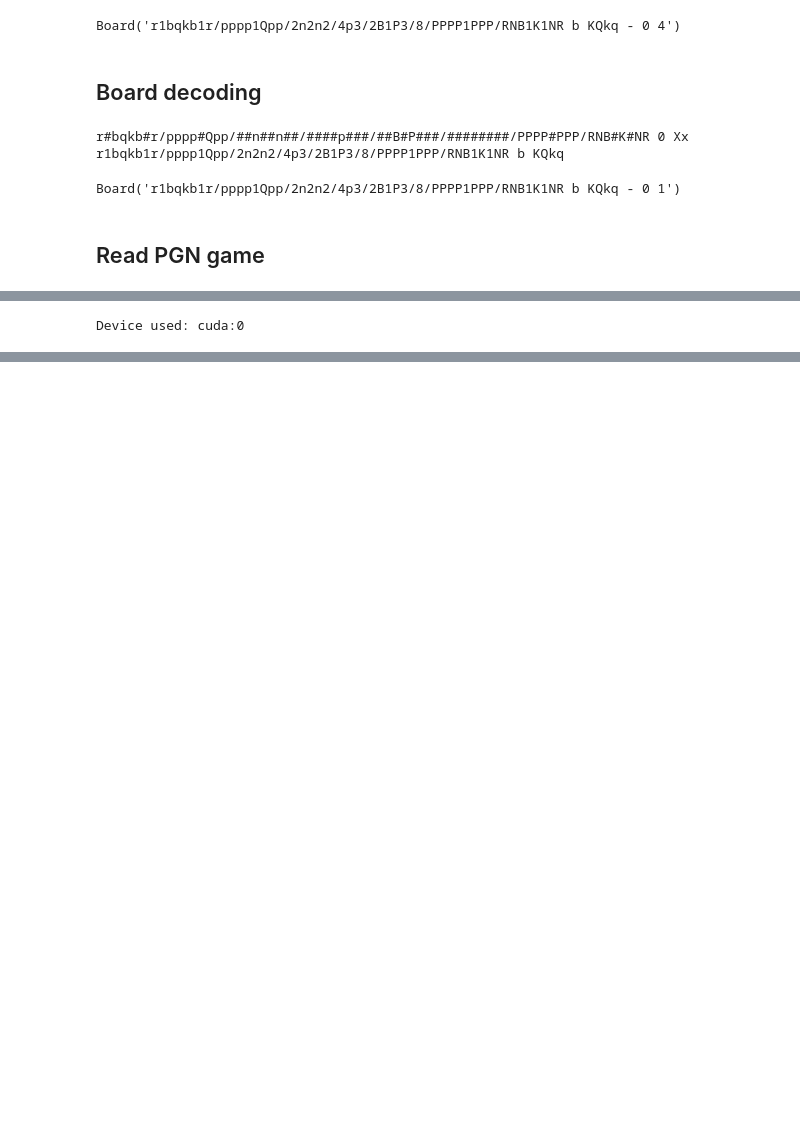
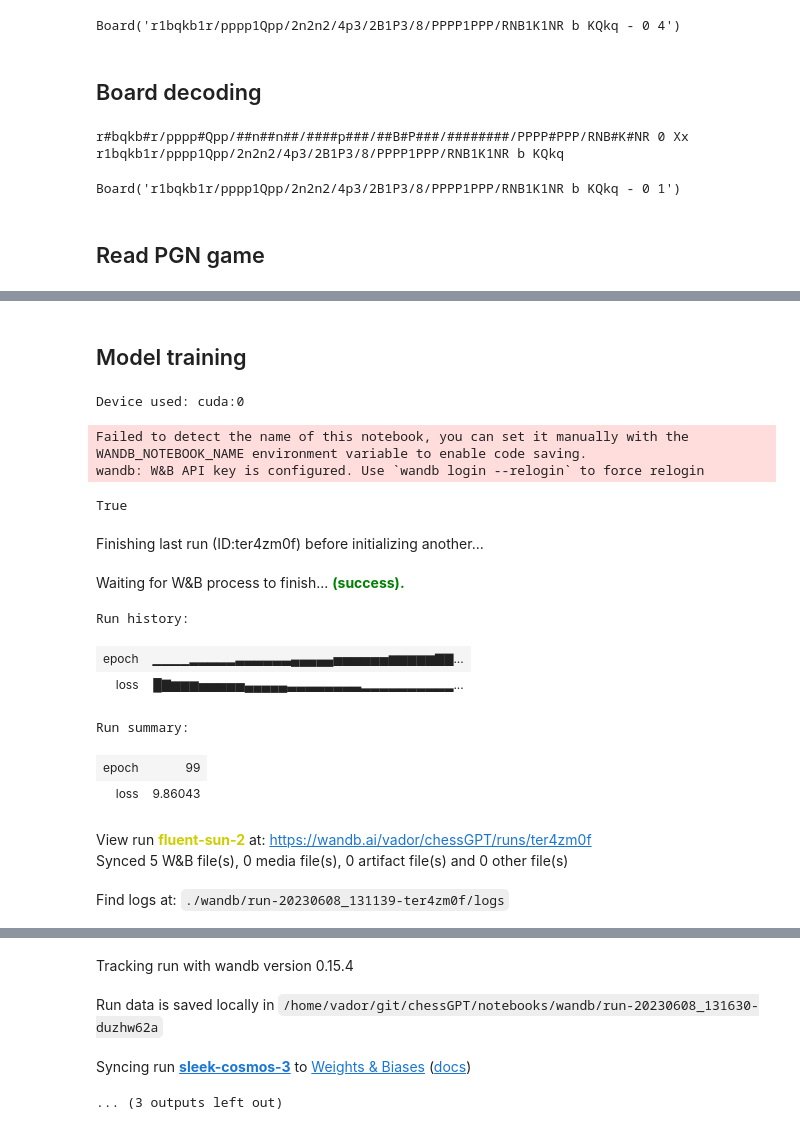
Before and after one commit to denguir/chessGPT, a Jupyter notebook: notebooks/chess.ipynb, the cells around one changed output, grey strips where cells are left out. Drawn from its saved outputs; the diff is of its cells as text; code cells hidden in the pictures; blank space fills up the shorter version.

Commit message:
model training and monitoring

```diff
--- a/notebooks/chess.ipynb
+++ b/notebooks/chess.ipynb
@@ -289,13 +339,18 @@ torch.Size([4, 76])
 # %%
 board_decoder = BoardDecoder(vocab_map)
+src_data, tgt_data = next(iter(dataloader))
+print(src_data.shape)
+print(tgt_data.shape)
 
 for i in range(batch_size):
     src = src_data[i, :]
-    tgt = src_data[i, :]
+    tgt = tgt_data[i, :]
 
     src_board = board_decoder.to_board(src)
     tgt_board = board_decoder.to_board(tgt)
 
     print(src_board)
+    print()
     print(tgt_board)
+    print()
 # %% [output]
@@ -428,13 +373,0 @@ val_boards, val_moves = boards[n:], moves[n:]
-# %%
-# one board is always encoded with 76 characters
-torch.manual_seed(666)
-batch_size = 4
-
-
-def get_batch(split):
-    boards = train_boards if split == "train" else val_boards
-    moves = train_moves if split == "train" else val_moves
-    i = torch.randint(0, len(boards), (batch_size,))
-    x = boards[i]
-    y = moves[i]
-    return x, y
@@ -448,7 +376,8 @@ import copy
 # %%
-# https://towardsdatascience.com/build-your-own-transformer-from-scratch-using-pytorch-84c850470dcb
-
 class MultiHeadAttention(nn.Module):
+    """
+    https://towardsdatascience.com/build-your-own-transformer-from-scratch-using-pytorch-84c850470dcb
+    """
     def __init__(self, d_model, num_heads):
         super(MultiHeadAttention, self).__init__()
         assert d_model % num_heads == 0, "d_model must be divisible by num_heads"
@@ -586,6 +515,8 @@ class Transformer(nn.Module):
 
         output = self.fc(dec_output)
         return output
+# %% [markdown]
+## Model training
 # %%
 src_vocab_size = len(board_vocab) # 25
 tgt_vocab_size = len(board_vocab) # 25
@@ -606,3 +537,39 @@ transformer = Transformer(src_vocab_size, tgt_vocab_size, d_model, num_heads, nu
 # tgt_data = torch.randint(1, tgt_vocab_size, (64, max_seq_length))  # (batch_size, seq_length)
 # %% [output]
 Device used: cuda:0
+# %%
+import wandb
+
+wandb.login()
+# %% [output]
+Failed to detect the name of this notebook, you can set it manually with the WANDB_NOTEBOOK_NAME environment variable to enable code saving.
+wandb: W&B API key is configured. Use `wandb login --relogin` to force relogin
+True
+# %%
+config = \
+{
+    "learning_rate": 0.0001,
+    "betas": (0.9, 0.98),
+    "epsilon": 1e-9,
+    "epochs": 2000,
+    "batch_size": 64,
+    "log_interval": 10,
+    "player": "Carlsen, Magnus",
+    "model_path": "../checkpoints/magnus.pt"
+}
+
+wandb.init(project="chessGPT")
+wandb.config = config
+wandb.watch(transformer)
+# %% [output]
+Finishing last run (ID:ter4zm0f) before initializing another...
+Waiting for W&B process to finish... (success).
+Run history:
+| epoch | ▁▁▁▁▂▂▂▂▂▃▃▃▃▃▃▄▄▄▄▄▅▅▅▅▅▅▆▆▆▆▆▇▇... |
+| loss | █▇▆▆▆▅▅▅▅▅▄▄▄▄▄▃▃▃▃▃▃▃▃▂▂▂▂▂▂▂▂▂▂... |
+Run summary:
+| epoch | 99 |
+| loss | 9.86043 |
+View run fluent-sun-2 at: https://wandb.ai/vador/chessGPT/runs/ter4zm0f
+Synced 5 W&B file(s), 0 media file(s), 0 artifact file(s) and 0 other file(s)
+Find logs at: ./wandb/run-20230608_131139-ter4zm0f/logs
@@ -608,0 +577,4 @@ Device used: cuda:0
+Tracking run with wandb version 0.15.4
+Run data is saved locally in /home/vador/git/chessGPT/notebooks/wandb/run-20230608_131630-duzhw62a
+Syncing run sleek-cosmos-3 to Weights & Biases (docs)
+... (3 outputs left out)
```
Also changed, not shown: parts of 30 cells of this notebook, 30 other files.
